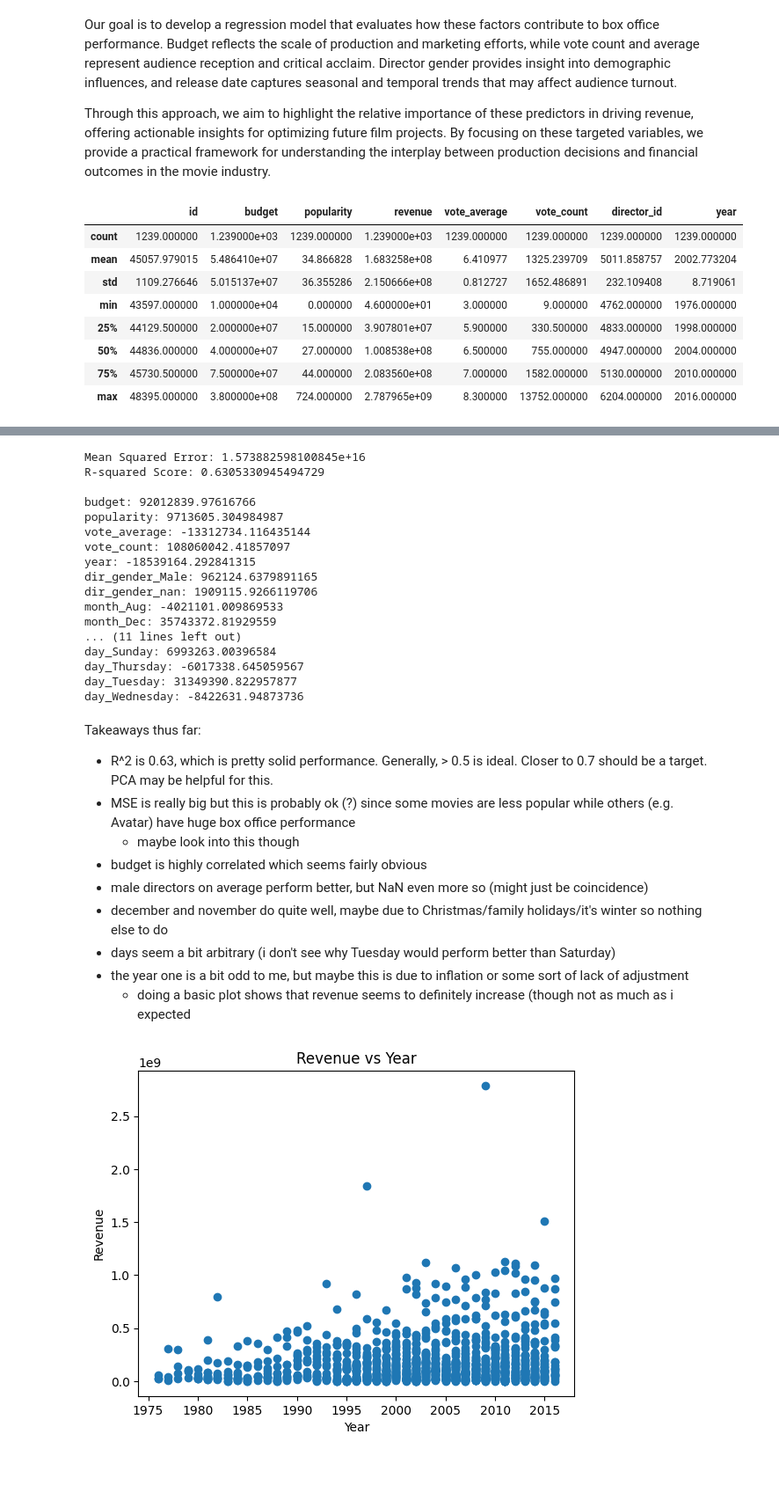
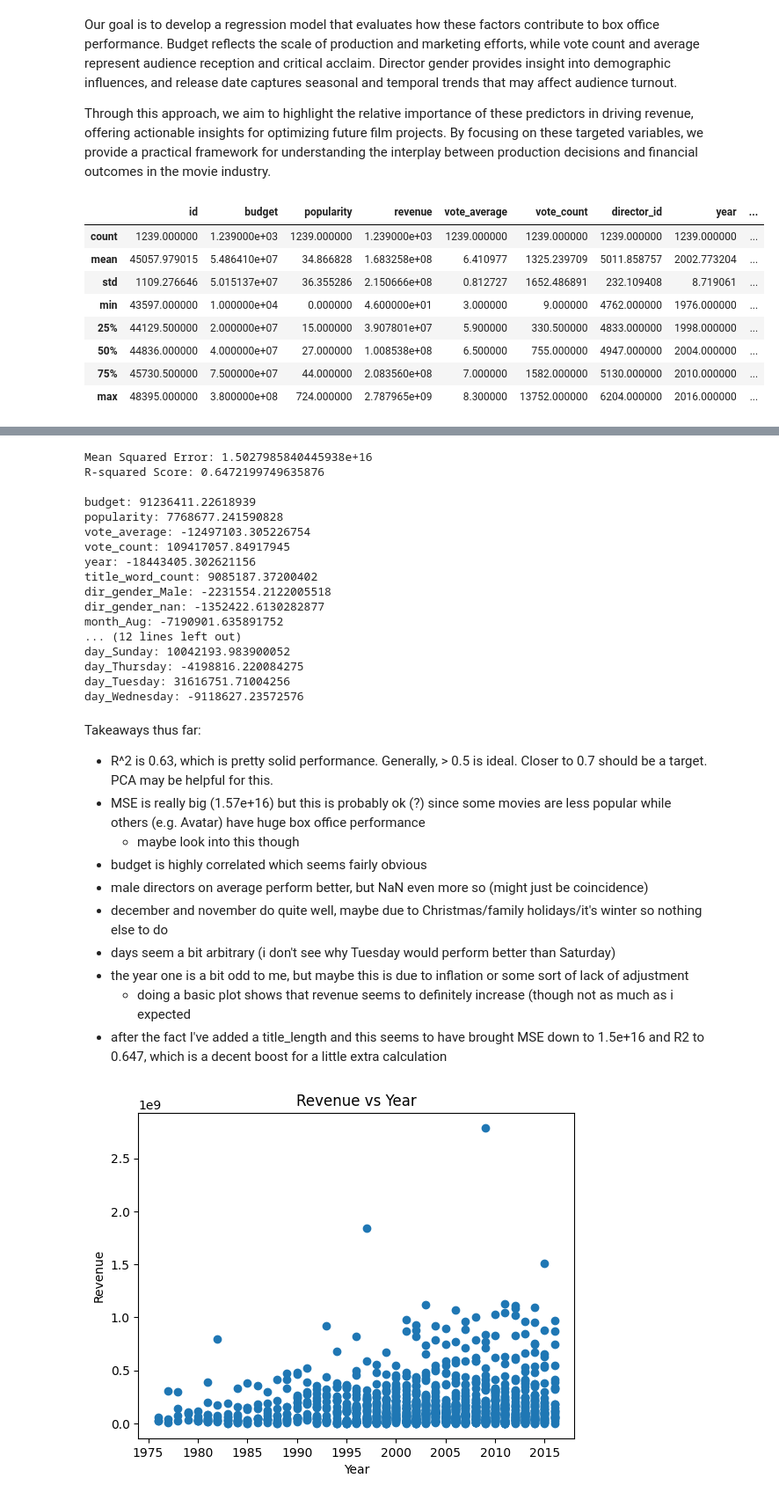
Before and after one commit to nrfletcher/ds3001-project, a Jupyter notebook: Results.ipynb, the cells around one changed output, grey strips where cells are left out. Shown at 88% size. Drawn from its saved outputs; the diff is of its cells as text; code cells hidden in the pictures; blank space fills up the shorter version.

Commit message:
Extra feature

```diff
--- a/Results.ipynb
+++ b/Results.ipynb
@@ -27,33 +27,36 @@ Through this approach, we aim to highlight the relative importance of these pred
 # %%
 import pandas as pd
 
 directors = pd.read_csv("data/directors.csv")
 movies = pd.read_csv("data/movies.csv")
 
 # Get rid of movies that cost no money or made no money (these seem erroneous or just bad data points regardless?)
 movies = movies.drop(movies[movies.revenue == 0].index)
 movies = movies.drop(movies[movies.budget == 0].index)
+
+# Length of title as possible indicator of success
+movies['title_word_count'] = movies['title'].str.split().str.len()
 
 # Get rid of the column that is just the index from the data set
 movies.drop('Unnamed: 0', axis=1, inplace=True)
 
 # Take gender column from directors and bring into movies
 director_gender_dict = directors.set_index('id')['gender']
 movies['director_id'] = movies['director_id'].astype(directors['id'].dtype)
 movies['dir_gender'] = movies['director_id'].map(director_gender_dict)
 
 # Still left with about 1200
 movies.describe()
 # %% [output]
-|  | id | budget | popularity | revenue | vote_average | vote_count | director_id | year |
-| count | 1239.000000 | 1.239000e+03 | 1239.000000 | 1.239000e+03 | 1239.000000 | 1239.000000 | 1239.000000 | 1239.000000 |
-| mean | 45057.979015 | 5.486410e+07 | 34.866828 | 1.683258e+08 | 6.410977 | 1325.239709 | 5011.858757 | 2002.773204 |
-| std | 1109.276646 | 5.015137e+07 | 36.355286 | 2.150666e+08 | 0.812727 | 1652.486891 | 232.109408 | 8.719061 |
-| min | 43597.000000 | 1.000000e+04 | 0.000000 | 4.600000e+01 | 3.000000 | 9.000000 | 4762.000000 | 1976.000000 |
-| 25% | 44129.500000 | 2.000000e+07 | 15.000000 | 3.907801e+07 | 5.900000 | 330.500000 | 4833.000000 | 1998.000000 |
-| 50% | 44836.000000 | 4.000000e+07 | 27.000000 | 1.008538e+08 | 6.500000 | 755.000000 | 4947.000000 | 2004.000000 |
-| 75% | 45730.500000 | 7.500000e+07 | 44.000000 | 2.083560e+08 | 7.000000 | 1582.000000 | 5130.000000 | 2010.000000 |
-| max | 48395.000000 | 3.800000e+08 | 724.000000 | 2.787965e+09 | 8.300000 | 13752.000000 | 6204.000000 | 2016.000000 |
+|  | id | budget | popularity | revenue | vote_average | vote_count | director_id | year | ... |
+| count | 1239.000000 | 1.239000e+03 | 1239.000000 | 1.239000e+03 | 1239.000000 | 1239.000000 | 1239.000000 | 1239.000000 | ... |
+| mean | 45057.979015 | 5.486410e+07 | 34.866828 | 1.683258e+08 | 6.410977 | 1325.239709 | 5011.858757 | 2002.773204 | ... |
+| std | 1109.276646 | 5.015137e+07 | 36.355286 | 2.150666e+08 | 0.812727 | 1652.486891 | 232.109408 | 8.719061 | ... |
+| min | 43597.000000 | 1.000000e+04 | 0.000000 | 4.600000e+01 | 3.000000 | 9.000000 | 4762.000000 | 1976.000000 | ... |
+| 25% | 44129.500000 | 2.000000e+07 | 15.000000 | 3.907801e+07 | 5.900000 | 330.500000 | 4833.000000 | 1998.000000 | ... |
+| 50% | 44836.000000 | 4.000000e+07 | 27.000000 | 1.008538e+08 | 6.500000 | 755.000000 | 4947.000000 | 2004.000000 | ... |
+| 75% | 45730.500000 | 7.500000e+07 | 44.000000 | 2.083560e+08 | 7.000000 | 1582.000000 | 5130.000000 | 2010.000000 | ... |
+| max | 48395.000000 | 3.800000e+08 | 724.000000 | 2.787965e+09 | 8.300000 | 13752.000000 | 6204.000000 | 2016.000000 | ... |
 # %%
 movies.head()
 # %% [output]
@@ -84,6 +87,7 @@ numeric_features = [
     'vote_average',
     'vote_count',
     'year',
+    'title_word_count',
 ]
 
 categorical_features = [
@@ -132,27 +136,27 @@ coefficients = model.named_steps['regressor'].coef_
 for name, coef in zip(feature_names, coefficients):
     print(f"{name}: {coef}")
 # %% [output]
-Mean Squared Error: 1.573882598100845e+16
-R-squared Score: 0.6305330945494729
+Mean Squared Error: 1.5027985840445938e+16
+R-squared Score: 0.6472199749635876
 
-budget: 92012839.97616766
-popularity: 9713605.304984987
-vote_average: -13312734.116435144
-vote_count: 108060042.41857097
-year: -18539164.292841315
-dir_gender_Male: 962124.6379891165
-dir_gender_nan: 1909115.9266119706
-month_Aug: -4021101.009869533
-month_Dec: 35743372.81929559
-... (11 lines left out)
-day_Sunday: 6993263.00396584
-day_Thursday: -6017338.645059567
-day_Tuesday: 31349390.822957877
-day_Wednesday: -8422631.94873736
+budget: 91236411.22618939
+popularity: 7768677.241590828
+vote_average: -12497103.305226754
+vote_count: 109417057.84917945
+year: -18443405.302621156
+title_word_count: 9085187.37200402
+dir_gender_Male: -2231554.2122005518
+dir_gender_nan: -1352422.6130282877
+month_Aug: -7190901.635891752
+... (12 lines left out)
+day_Sunday: 10042193.983900052
+day_Thursday: -4198816.220084275
+day_Tuesday: 31616751.71004256
+day_Wednesday: -9118627.23572576
 # %% [markdown]
 Takeaways thus far:
 - R^2 is 0.63, which is pretty solid performance. Generally, > 0.5 is ideal. Closer to 0.7 should be a target. PCA may be helpful for this.
-- MSE is really big but this is probably ok (?) since some movies are less popular while others (e.g. Avatar) have huge box office performance
+- MSE is really big (1.57e+16) but this is probably ok (?) since some movies are less popular while others (e.g. Avatar) have huge box office performance
   - maybe look into this though
 - budget is highly correlated which seems fairly obvious
 - male directors on average perform better, but NaN even more so (might just be coincidence)
@@ -160,6 +164,7 @@ Takeaways thus far:
 - days seem a bit arbitrary (i don't see why Tuesday would perform better than Saturday)
 - the year one is a bit odd to me, but maybe this is due to inflation or some sort of lack of adjustment
   - doing a basic plot shows that revenue seems to definitely increase (though not as much as i expected
+- after the fact I've added a title_length and this seems to have brought MSE down to 1.5e+16 and R2 to 0.647, which is a decent boost for a little extra calculation
 # %%
 import matplotlib.pyplot as plt
 plt.scatter(movies['year'], movies['revenue'])
```
